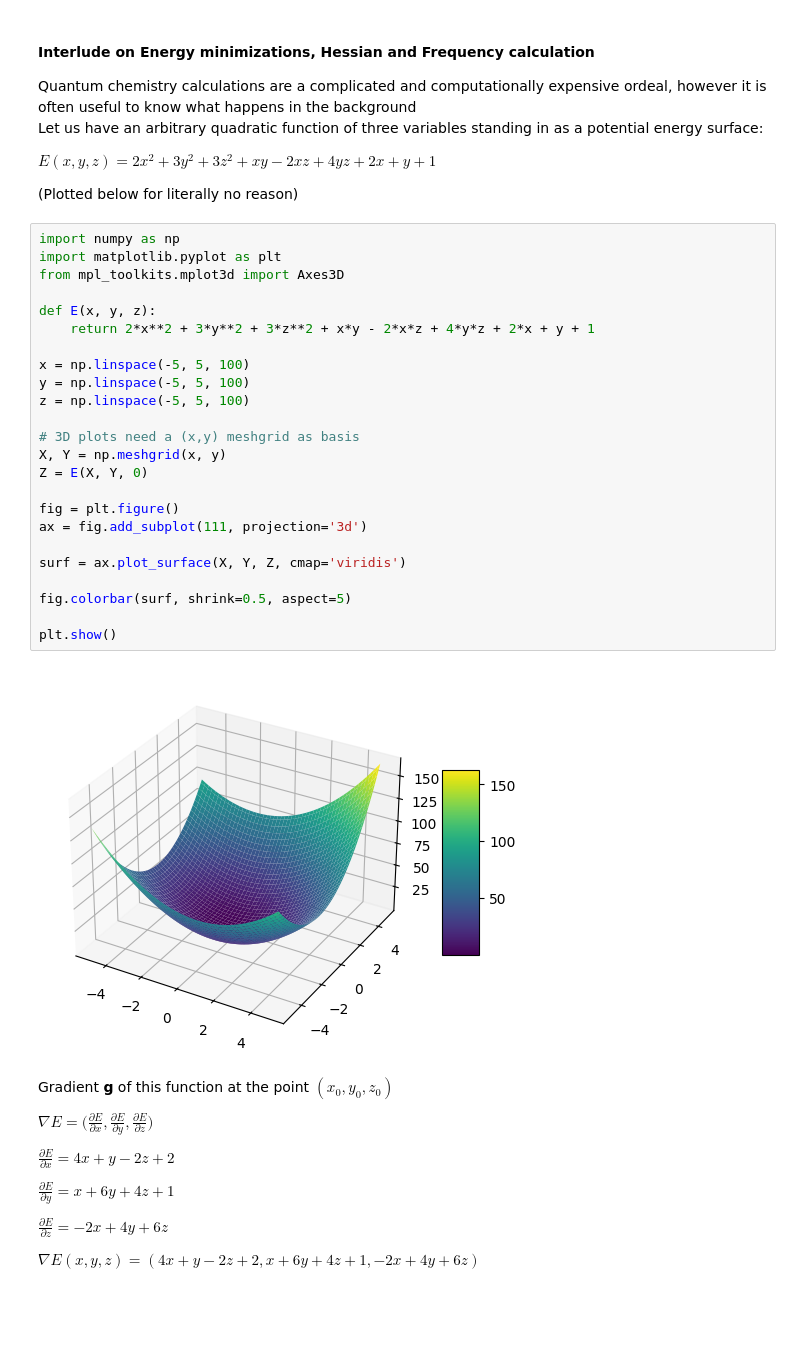
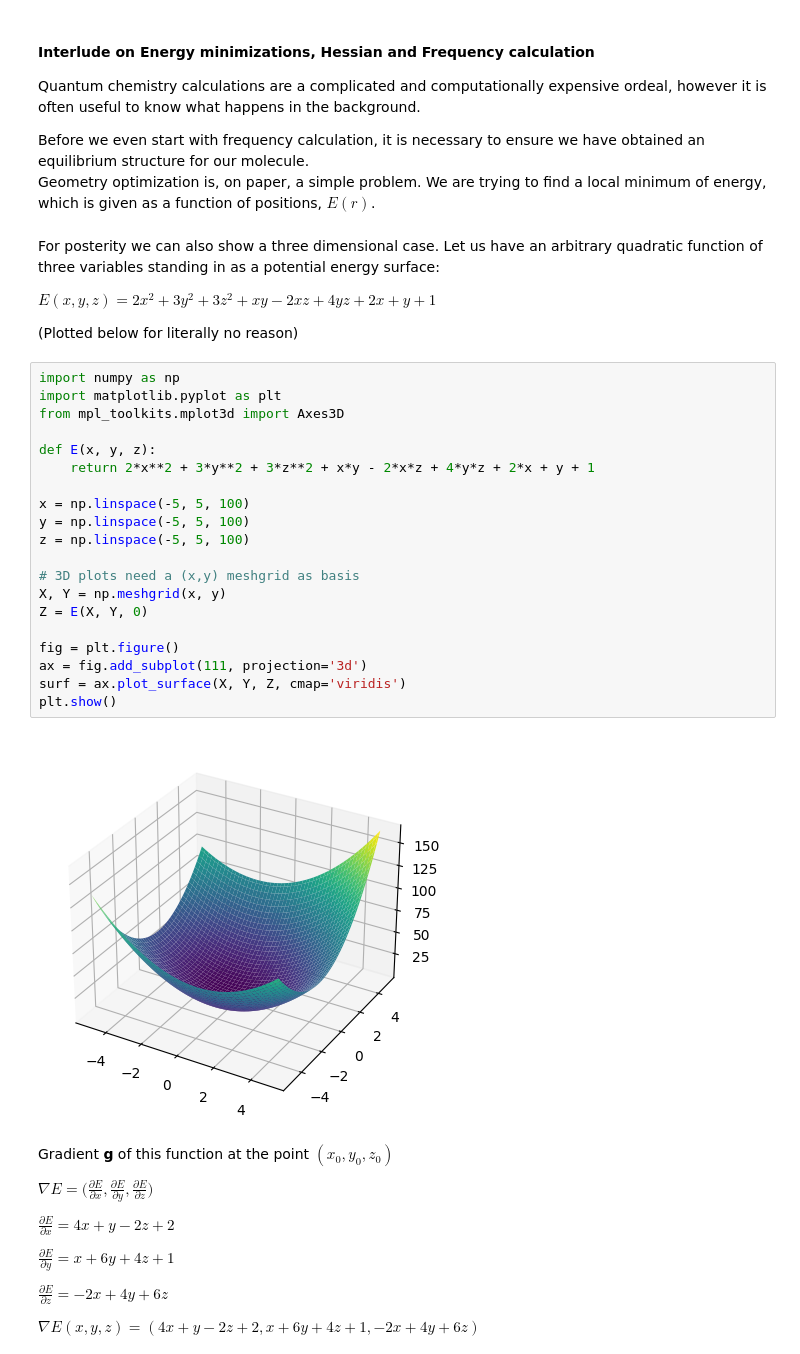
Before and after one commit to denny190/pchem_iv, a Jupyter notebook: Interlude_L04.ipynb, the cells around one changed output. Drawn from its saved outputs; the diff is of its cells as text; blank space fills up the shorter version.

```diff
--- a/Interlude_L04.ipynb
+++ b/Interlude_L04.ipynb
@@ -1,8 +1,12 @@
+# %% [markdown]
+#### Interlude on Energy minimizations, Hessian and Frequency calculation
+
+Quantum chemistry calculations are a complicated and computationally expensive ordeal, however it is often useful to know what happens in the background.
+
+Before we even start with frequency calculation, it is necessary to ensure we have obtained an equilibrium structure for our molecule.\
+Geometry optimization is, on paper, a simple problem. We are trying to find a local minimum of energy, which is given as a function of positions, $E(r)$.
 # %% [markdown]
-#### Interlude on Energy minimizations, Hessian and Frequency calculation
-
-Quantum chemistry calculations are a complicated and computationally expensive ordeal, however it is often useful to know what happens in the background\
-Let us have an arbitrary quadratic function of three variables standing in as a potential energy surface:
+For posterity we can also show a three dimensional case. Let us have an arbitrary quadratic function of three variables standing in as a potential energy surface:
 
 $E(x,y,z)=2x^2+3y^2+3z^2+xy-2xz+4yz+2x+y+1$
 
@@ -10,29 +14,25 @@ $E(x,y,z)=2x^2+3y^2+3z^2+xy-2xz+4yz+2x+y+1$
 # %%
 import numpy as np
 import matplotlib.pyplot as plt
 from mpl_toolkits.mplot3d import Axes3D
 
 def E(x, y, z):
     return 2*x**2 + 3*y**2 + 3*z**2 + x*y - 2*x*z + 4*y*z + 2*x + y + 1
 
 x = np.linspace(-5, 5, 100)
 y = np.linspace(-5, 5, 100)
 z = np.linspace(-5, 5, 100)
 
 # 3D plots need a (x,y) meshgrid as basis
 X, Y = np.meshgrid(x, y)
 Z = E(X, Y, 0)
 
 fig = plt.figure()
 ax = fig.add_subplot(111, projection='3d')
-
 surf = ax.plot_surface(X, Y, Z, cmap='viridis')
-
-fig.colorbar(surf, shrink=0.5, aspect=5)
-
 plt.show()
 # %% [output]
-[figure, old version]
+[figure, new version]
 # %% [markdown]
 Gradient **g** of this function at the point $(x_0,y_0,z_0)$
 
```
Also changed, not shown: 2 other files.
